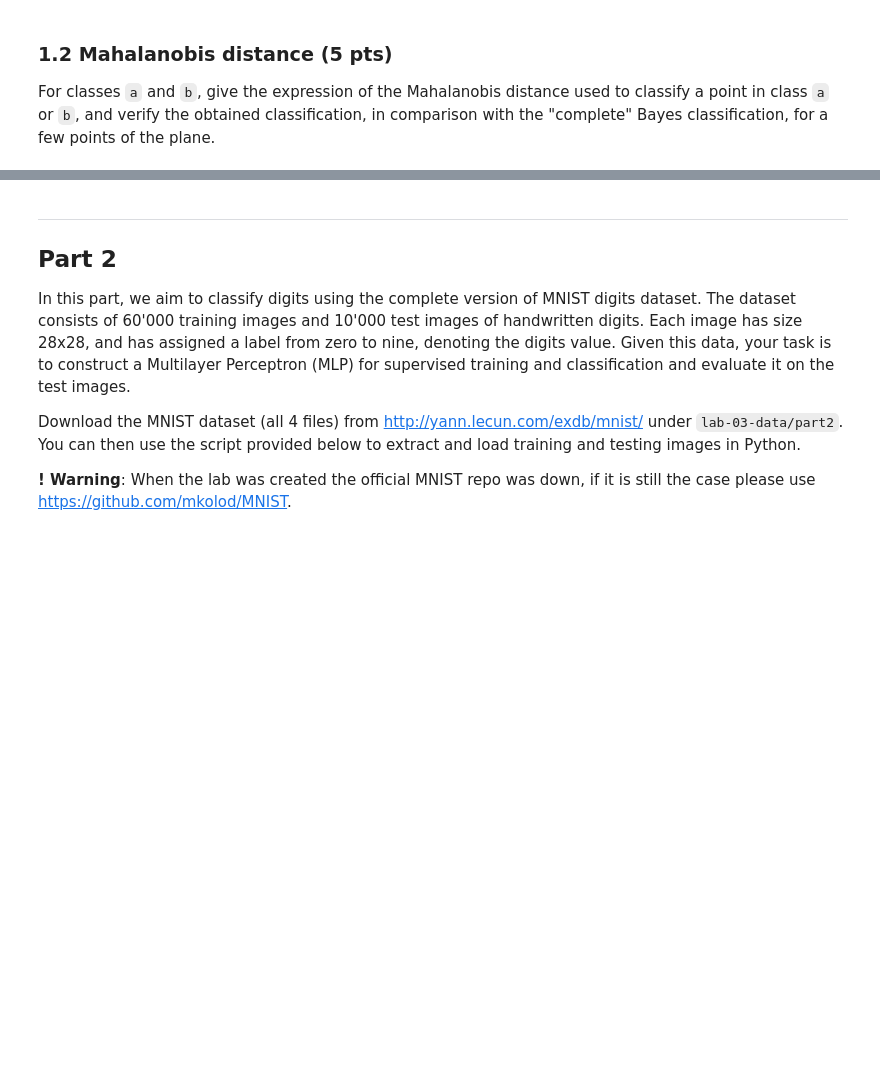
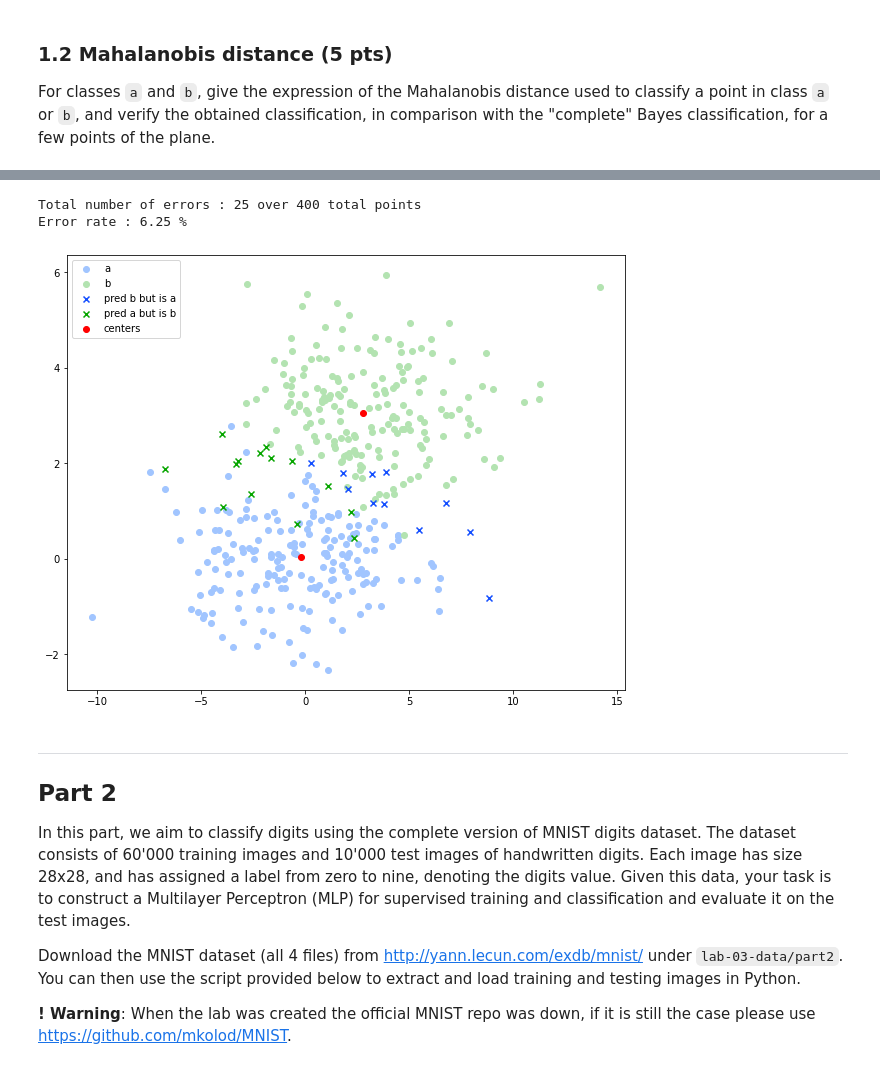
Before and after one commit to aalshabaan/iapr, a Jupyter notebook: labs/lab_03_classification.ipynb, the cells around one changed output, grey strips where cells are left out. Saved outputs shown, nothing was run; the diff lists cells and outputs as text; code cells hidden in the pictures; blank space fills up the shorter version.

```diff
--- a/labs/lab_03_classification.ipynb
+++ b/labs/lab_03_classification.ipynb
@@ -159,0 +214,6 @@ print(error/(len(a)+len(b)))
+# %%
+# get statistics for datasets a and b
+mu_a = means[0]
+mu_b = means[1]
+sig_inv_a = np.linalg.inv(np.diag(sigmas[0]))
+sig_inv_b = np.linalg.inv(np.diag(sigmas[1]))
@@ -160,3 +228,38 @@ print(error/(len(a)+len(b)))
+# %%
+# prediction function using mahalanobis distance
+def predict_cls_mahalanobis_dist(x=np.array([0, 1])):
+    dist_a = np.sqrt((x - mu_a) @ sig_inv_a @ (x - mu_a))
+    dist_b = np.sqrt((x - mu_b) @ sig_inv_b @ (x - mu_b))
+    return dist_a > dist_b
+# %%
+# predict classes based on mahalanobis distance
+mahala_pred_a = np.array([predict_cls_mahalanobis_dist(x) for x in a])
+mahala_pred_b = np.array([predict_cls_mahalanobis_dist(x) for x in b])
+errors = (mahala_pred_a != 0).sum() + (mahala_pred_b != 1).sum()
+
+print(f'Total number of errors : {errors} over {len(a)+len(b)} total points')
+print(f'Error rate : {errors/(len(a)+len(b))*100:.2f} %')
+# %% [output]
+Total number of errors : 25 over 400 total points
+Error rate : 6.25 %
+# %%
+# separate the points
+errors_a = a[mahala_pred_a != 0]
+errors_b = b[mahala_pred_b != 1]
+true_a = a[mahala_pred_a == 0]
+true_b = b[mahala_pred_b == 1]
+
+# plot classified points
+plt.figure(figsize=(10, 8))
+plt.scatter(true_a[:,0], true_a[:,1], c='#a1c5ff', label='a')
+plt.scatter(true_b[:,0], true_b[:,1], c='#b3e3b1', label='b')
+plt.scatter(errors_a[:,0], errors_a[:,1], c='#144fff', marker='x', label='pred b but is a')
+plt.scatter(errors_b[:,0], errors_b[:,1], c='#07a600', marker='x', label='pred a but is b')
+plt.scatter(means[:2,0], means[:2,1], c='r', label='centers')
+plt.legend()
+plt.show()
+# %% [output]
+[figure, added]
 # %% [markdown]
 ---
 
```
Also changed, not shown: parts of 15 cells of this notebook.
